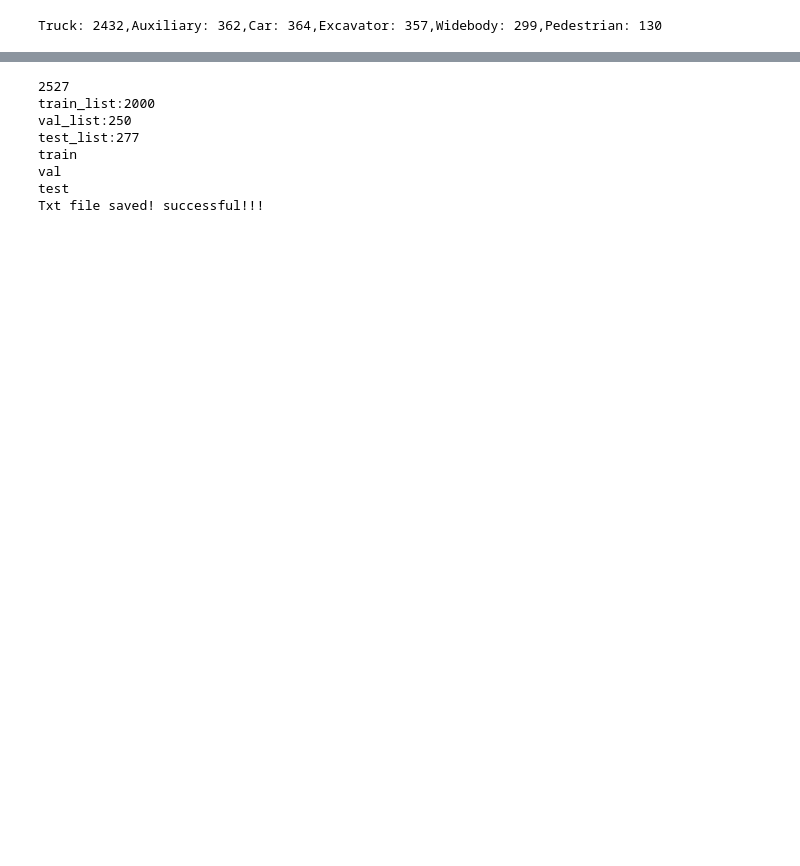
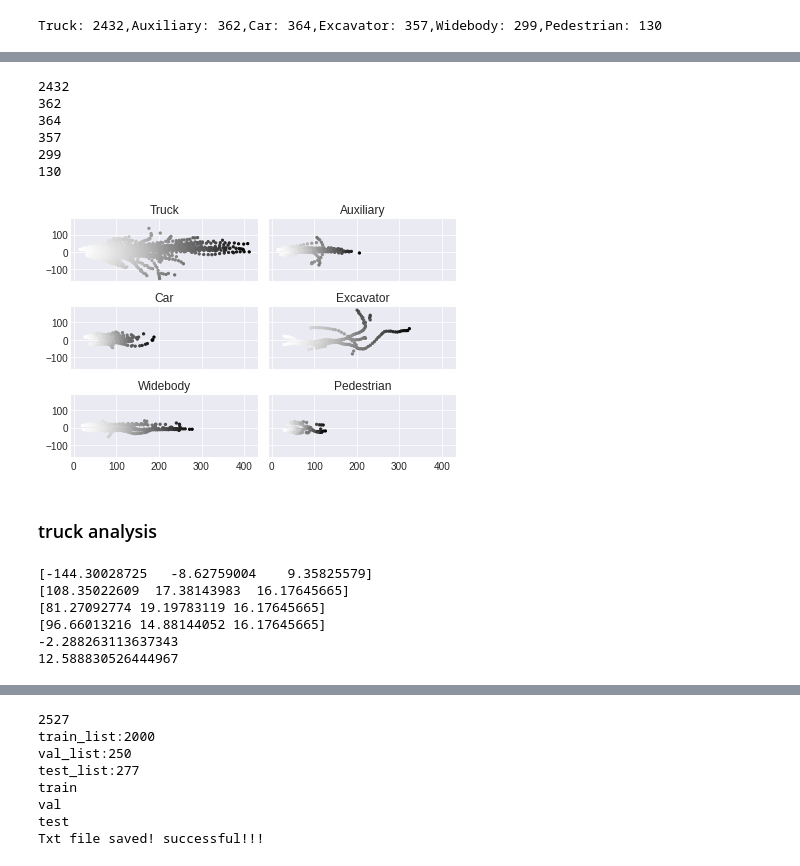
Before and after one commit to HuangCongQing/Python, a Jupyter notebook: data_process/02dataset划分并可视化.ipynb, the cells around one changed output, grey strips where cells are left out. Drawn from its saved outputs; the diff is of its cells as text; code cells hidden in the pictures; blank space fills up the shorter version.

```diff
--- a/data_process/02dataset划分并可视化.ipynb
+++ b/data_process/02dataset划分并可视化.ipynb
@@ -48,0 +166,50 @@ Truck: 2432,Auxiliary: 362,Car: 364,Excavator: 357,Widebody: 299,Pedestrian: 130
+# %%
+
+import matplotlib.pyplot as plt
+fig2, ax2 = plt.subplots(3,2,sharex=True, sharey=True)
+
+for i in range(6):
+    objects_label = idx_2_name[i+1]
+    objects_arr = label_objects_dict[i+1]
+
+    print(len(objects_arr))
+    # print(objects_arr[:,1])
+    # x = objects_arr[:,1]
+    # y = objects_arr[:,2]
+    x = np.array([float(x)  for x in objects_arr[:,1]]) #字符串转数字
+    y = np.array([float(x)  for x in objects_arr[:,2]])
+    z = np.sqrt(x**2 + y**2) # 颜色
+    ax2[i//2,i%2].scatter(x, y, s=20, c=z, marker=".")
+    ax2[i//2,i%2].set_title(objects_label)
+    # ax2[i//2,i%2].set_xlabel('x')
+    # ax2[i//2,i%2].set_ylabel('y')
+# plt.style.use('seaborn-darkgrid') # 设置画图的风格
+plt.tight_layout()
+plt.show()
+# %% [output]
+2432
+362
+364
+357
+299
+130
+[figure, added]
+# %% [markdown]
+###  truck analysis
+# %%
+# truck analysis
+trucks = label_objects_dict[1]
+print(np.min(trucks[1:500,1:4], 0))
+print(np.max(trucks[500:1000,1:4], 0))
+print(np.max(trucks[1000:1500,1:4], 0))
+print(np.max(trucks[1500:2000,1:4], 0))
+
+print(np.percentile(trucks[:,1:2], 30))
+print(np.median(trucks[:,1:2]))
+# %% [output]
+[-144.30028725   -8.62759004    9.35825579]
+[108.35022609  17.38143983  16.17645665]
+[81.27092774 19.19783119 16.17645665]
+[96.66013216 14.88144052 16.17645665]
+-2.288263113637343
+12.588830526444967
```
Also changed, not shown: parts of 15 cells of this notebook, 5 other files.
